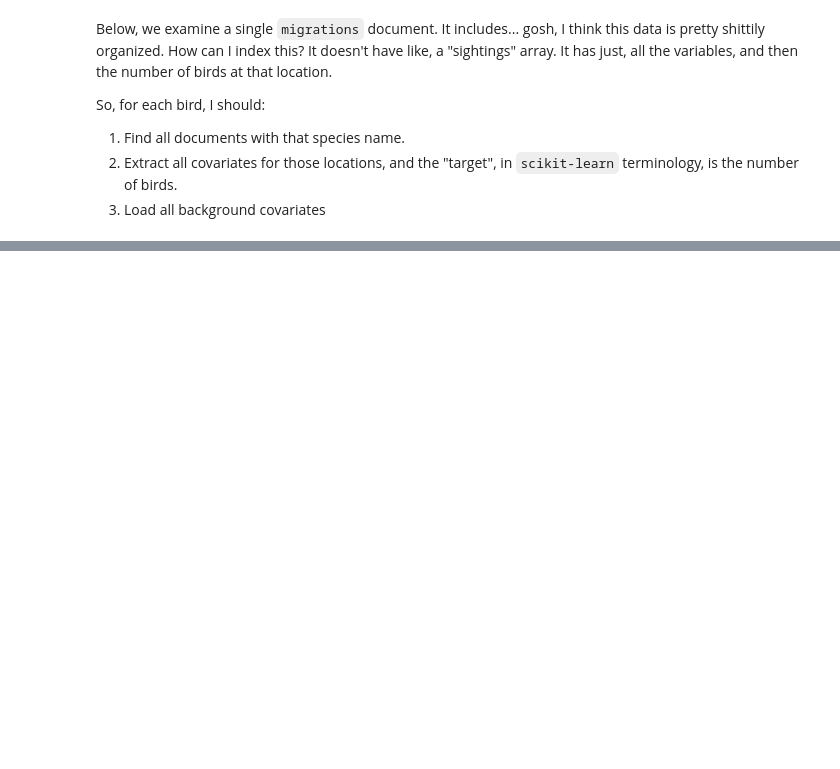
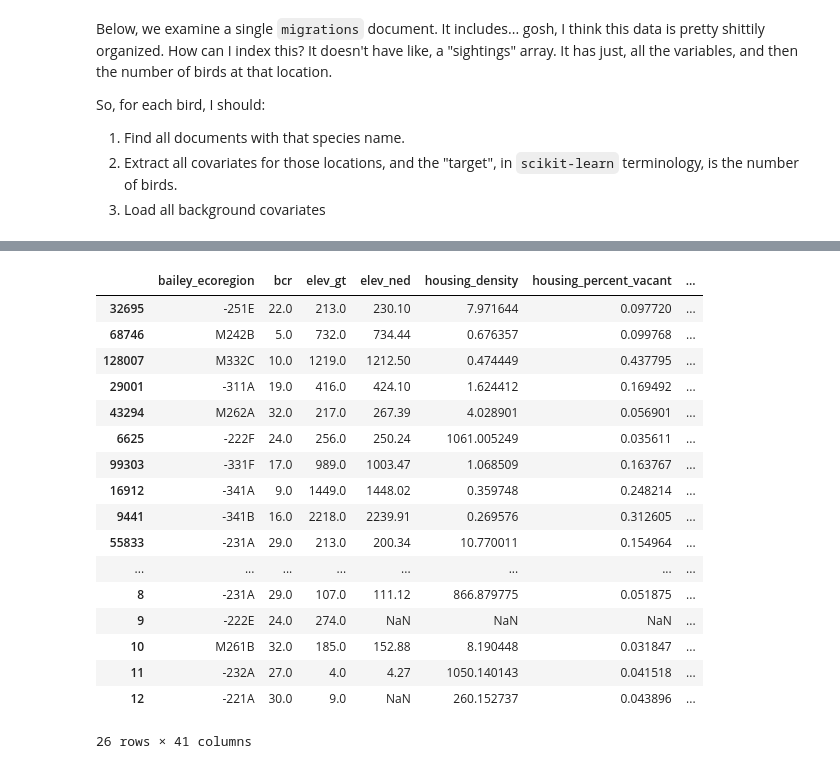
Before and after one commit to ecohealthalliance/birt-models, a Jupyter notebook: notebooks/load-birt-data.ipynb, the cells around one changed output, grey strips where cells are left out. Saved outputs shown, nothing was run; the diff lists cells and outputs as text; code cells hidden in the pictures; blank space fills up the shorter version.

```diff
--- a/notebooks/load-birt-data.ipynb
+++ b/notebooks/load-birt-data.ipynb
@@ -58,0 +238,25 @@ migrations.find_one()
+# %%
+# Joining method two: we add a zero-occurrence column to the covariate DataFrame
+# and then inner join.
+cov_samp3 = cov_samp
+cov_samp3['zenaida_macroura'] = 0
+pd.concat([cov_samp3, zenaida_macroura_df], join = 'inner')
+# %% [output]
+|  | bailey_ecoregion | bcr | elev_gt | elev_ned | housing_density | housing_percent_vacant | ... |
+| 32695 | -251E | 22.0 | 213.0 | 230.10 | 7.971644 | 0.097720 | ... |
+| 68746 | M242B | 5.0 | 732.0 | 734.44 | 0.676357 | 0.099768 | ... |
+| 128007 | M332C | 10.0 | 1219.0 | 1212.50 | 0.474449 | 0.437795 | ... |
+| 29001 | -311A | 19.0 | 416.0 | 424.10 | 1.624412 | 0.169492 | ... |
+| 43294 | M262A | 32.0 | 217.0 | 267.39 | 4.028901 | 0.056901 | ... |
+| 6625 | -222F | 24.0 | 256.0 | 250.24 | 1061.005249 | 0.035611 | ... |
+| 99303 | -331F | 17.0 | 989.0 | 1003.47 | 1.068509 | 0.163767 | ... |
+| 16912 | -341A | 9.0 | 1449.0 | 1448.02 | 0.359748 | 0.248214 | ... |
+| 9441 | -341B | 16.0 | 2218.0 | 2239.91 | 0.269576 | 0.312605 | ... |
+| 55833 | -231A | 29.0 | 213.0 | 200.34 | 10.770011 | 0.154964 | ... |
+| ... | ... | ... | ... | ... | ... | ... | ... |
+| 8 | -231A | 29.0 | 107.0 | 111.12 | 866.879775 | 0.051875 | ... |
+| 9 | -222E | 24.0 | 274.0 | NaN | NaN | NaN | ... |
+| 10 | M261B | 32.0 | 185.0 | 152.88 | 8.190448 | 0.031847 | ... |
+| 11 | -232A | 27.0 | 4.0 | 4.27 | 1050.140143 | 0.041518 | ... |
+| 12 | -221A | 30.0 | 9.0 | NaN | 260.152737 | 0.043896 | ... |
+26 rows × 41 columns
```
Also changed, not shown: parts of 25 cells of this notebook, 4 other files.
